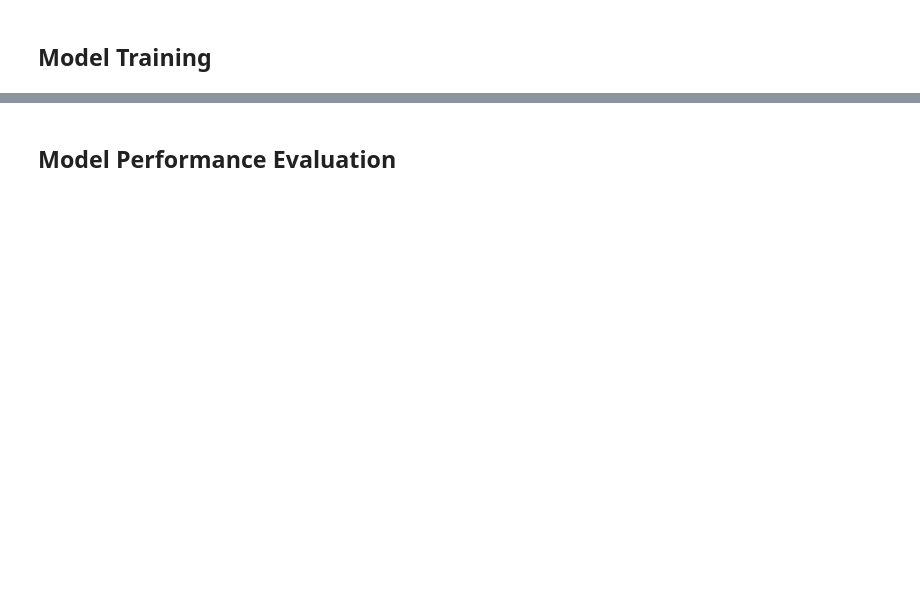
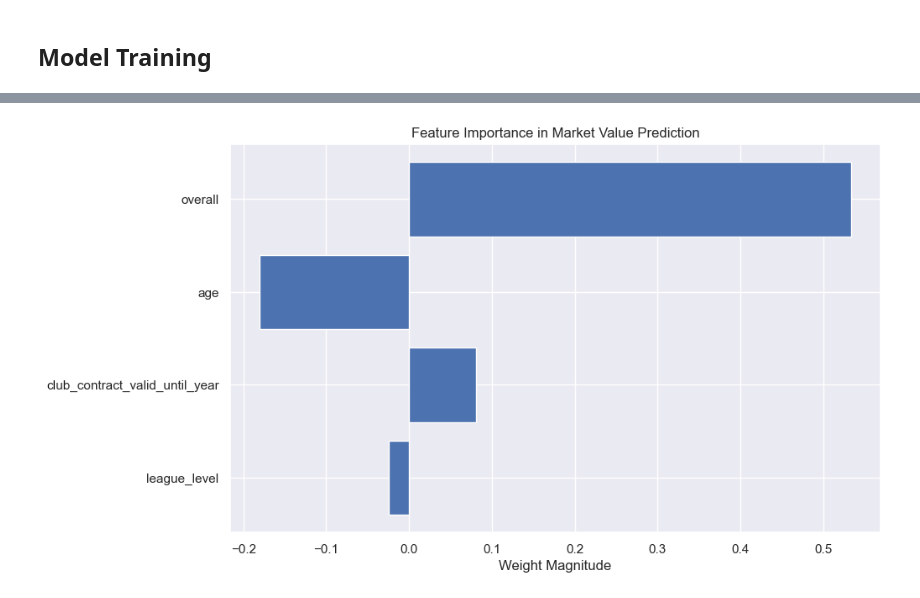
Before and after one commit to moyindavid16/CMOR438-Final-Project-mdo5, a Jupyter notebook: supervised_learning/LinearRegression.ipynb, the cells around one changed output, grey strips where cells are left out. Drawn from its saved outputs; the diff is of its cells as text; code cells hidden in the pictures; blank space fills up the shorter version.

```diff
--- a/supervised_learning/LinearRegression.ipynb
+++ b/supervised_learning/LinearRegression.ipynb
@@ -91,15 +118,16 @@ Let's analyze which features have the strongest influence on player market value
 # %%
+# print(reg.errors_)
 # Feature importance plot
 plt.figure(figsize=(10, 6))
 feature_importance = pd.DataFrame({
     'Feature': features,
-    'Weight': clf.w_[:-1]  # excluding bias weight
+    'Weight': reg.w_[:-1]  # excluding bias weight
 })
 feature_importance = feature_importance.sort_values('Weight', ascending=True, key=abs)
 
 plt.barh(feature_importance['Feature'], feature_importance['Weight'])
 plt.title('Feature Importance in Market Value Prediction')
 plt.xlabel('Weight Magnitude')
 plt.show()
+# %% [output]
+[figure, added]
-# %% [markdown]
-## Model Performance Evaluation
```
Also changed, not shown: parts of 11 cells of this notebook.
